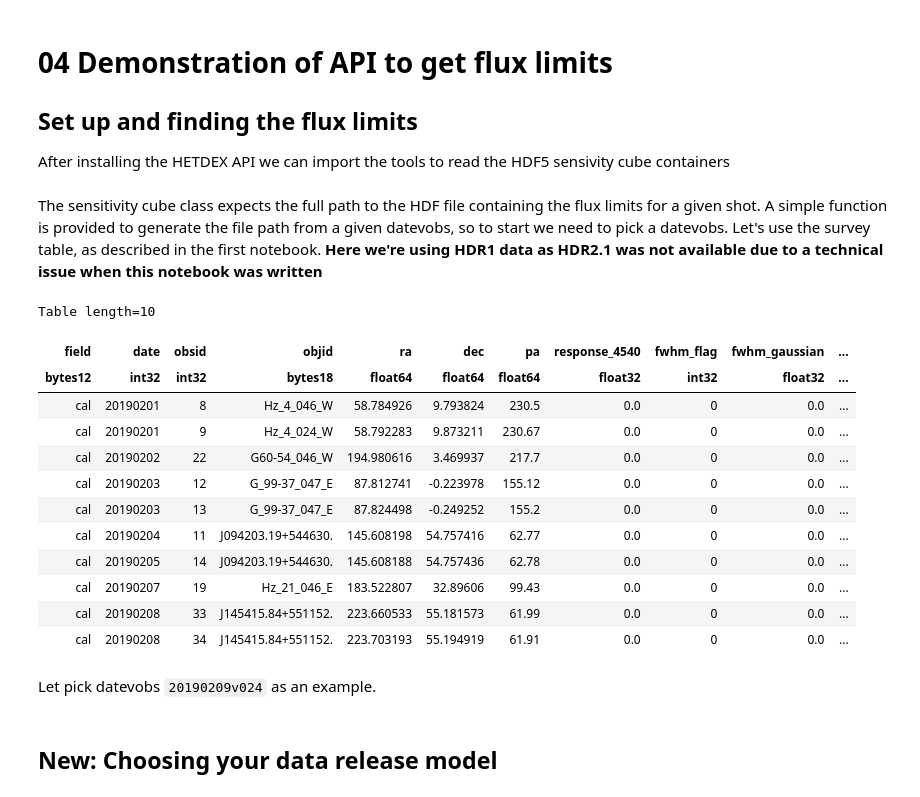
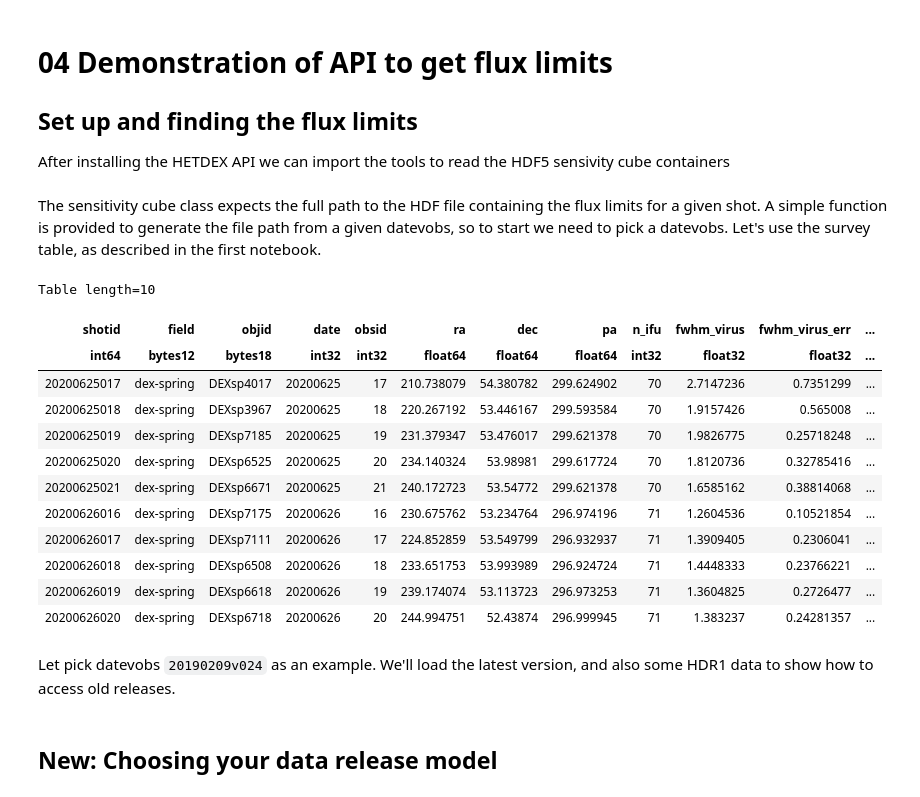
Before and after one commit to HETDEX/hetdex_api, a Jupyter notebook: notebooks/04-Getting_Flux_Limits_from_the_HDF5_Files.ipynb, the cells around one changed output. Cells and saved outputs as stored; diff of their text form; code cells hidden in the pictures.

```diff
--- a/notebooks/04-Getting_Flux_Limits_from_the_HDF5_Files.ipynb
+++ b/notebooks/04-Getting_Flux_Limits_from_the_HDF5_Files.ipynb
@@ -17,25 +19,25 @@ from hetdex_api.flux_limits.hdf5_sensitivity_cubes import (SensitivityCubeHDF5Co
 # %% [markdown]
-The sensitivity cube class expects the full path to the HDF file containing the flux limits for a given shot. A simple function is provided to generate the file path from a given datevobs, so to start we need to pick a datevobs. Let's use the survey table, as described in the first notebook. **Here we're using HDR1 data as HDR2.1 was not available due to a technical issue when this notebook was written**
+The sensitivity cube class expects the full path to the HDF file containing the flux limits for a given shot. A simple function is provided to generate the file path from a given datevobs, so to start we need to pick a datevobs. Let's use the survey table, as described in the first notebook.
 # %%
-survey = Survey("hdr1")
+survey = Survey("hdr2.1")
 survey_table = Table(survey.hdfile.root.Survey[:])
 survey_table[-10:]
 # %% [output]
 Table length=10
-| field | date | obsid | objid | ra | dec | pa | response_4540 | fwhm_flag | fwhm_gaussian | ... |
-| bytes12 | int32 | int32 | bytes18 | float64 | float64 | float64 | float32 | int32 | float32 | ... |
-| cal | 20190201 | 8 | Hz_4_046_W | 58.784926 | 9.793824 | 230.5 | 0.0 | 0 | 0.0 | ... |
-| cal | 20190201 | 9 | Hz_4_024_W | 58.792283 | 9.873211 | 230.67 | 0.0 | 0 | 0.0 | ... |
-| cal | 20190202 | 22 | G60-54_046_W | 194.980616 | 3.469937 | 217.7 | 0.0 | 0 | 0.0 | ... |
-| cal | 20190203 | 12 | G_99-37_047_E | 87.812741 | -0.223978 | 155.12 | 0.0 | 0 | 0.0 | ... |
-| cal | 20190203 | 13 | G_99-37_047_E | 87.824498 | -0.249252 | 155.2 | 0.0 | 0 | 0.0 | ... |
-| cal | 20190204 | 11 | J094203.19+544630. | 145.608198 | 54.757416 | 62.77 | 0.0 | 0 | 0.0 | ... |
-| cal | 20190205 | 14 | J094203.19+544630. | 145.608188 | 54.757436 | 62.78 | 0.0 | 0 | 0.0 | ... |
-| cal | 20190207 | 19 | Hz_21_046_E | 183.522807 | 32.89606 | 99.43 | 0.0 | 0 | 0.0 | ... |
-| cal | 20190208 | 33 | J145415.84+551152. | 223.660533 | 55.181573 | 61.99 | 0.0 | 0 | 0.0 | ... |
-| cal | 20190208 | 34 | J145415.84+551152. | 223.703193 | 55.194919 | 61.91 | 0.0 | 0 | 0.0 | ... |
+| shotid | field | objid | date | obsid | ra | dec | pa | n_ifu | fwhm_virus | fwhm_virus_err | ... |
+| int64 | bytes12 | bytes18 | int32 | int32 | float64 | float64 | float64 | int32 | float32 | float32 | ... |
+| 20200625017 | dex-spring | DEXsp4017 | 20200625 | 17 | 210.738079 | 54.380782 | 299.624902 | 70 | 2.7147236 | 0.7351299 | ... |
+| 20200625018 | dex-spring | DEXsp3967 | 20200625 | 18 | 220.267192 | 53.446167 | 299.593584 | 70 | 1.9157426 | 0.565008 | ... |
+| 20200625019 | dex-spring | DEXsp7185 | 20200625 | 19 | 231.379347 | 53.476017 | 299.621378 | 70 | 1.9826775 | 0.25718248 | ... |
+| 20200625020 | dex-spring | DEXsp6525 | 20200625 | 20 | 234.140324 | 53.98981 | 299.617724 | 70 | 1.8120736 | 0.32785416 | ... |
+| 20200625021 | dex-spring | DEXsp6671 | 20200625 | 21 | 240.172723 | 53.54772 | 299.621378 | 70 | 1.6585162 | 0.38814068 | ... |
+| 20200626016 | dex-spring | DEXsp7175 | 20200626 | 16 | 230.675762 | 53.234764 | 296.974196 | 71 | 1.2604536 | 0.10521854 | ... |
+| 20200626017 | dex-spring | DEXsp7111 | 20200626 | 17 | 224.852859 | 53.549799 | 296.932937 | 71 | 1.3909405 | 0.2306041 | ... |
+| 20200626018 | dex-spring | DEXsp6508 | 20200626 | 18 | 233.651753 | 53.993989 | 296.924724 | 71 | 1.4448333 | 0.23766221 | ... |
+| 20200626019 | dex-spring | DEXsp6618 | 20200626 | 19 | 239.174074 | 53.113723 | 296.973253 | 71 | 1.3604825 | 0.2726477 | ... |
+| 20200626020 | dex-spring | DEXsp6718 | 20200626 | 20 | 244.994751 | 52.43874 | 296.999945 | 71 | 1.383237 | 0.24281357 | ... |
-# %% [markdown]
-Let pick datevobs ``20190209v024`` as an example.
+# %% [markdown]
+Let pick datevobs ``20190209v024`` as an example. We'll load the latest version, and also some HDR1 data to show how to access old releases.
 # %%
 datevobs = "20190209v024"
 hdf_filename_hdr1 = return_sensitivity_hdf_path(datevobs, release="hdr1")
```
Also changed, not shown: parts of 18 cells of this notebook, 1 other file.
